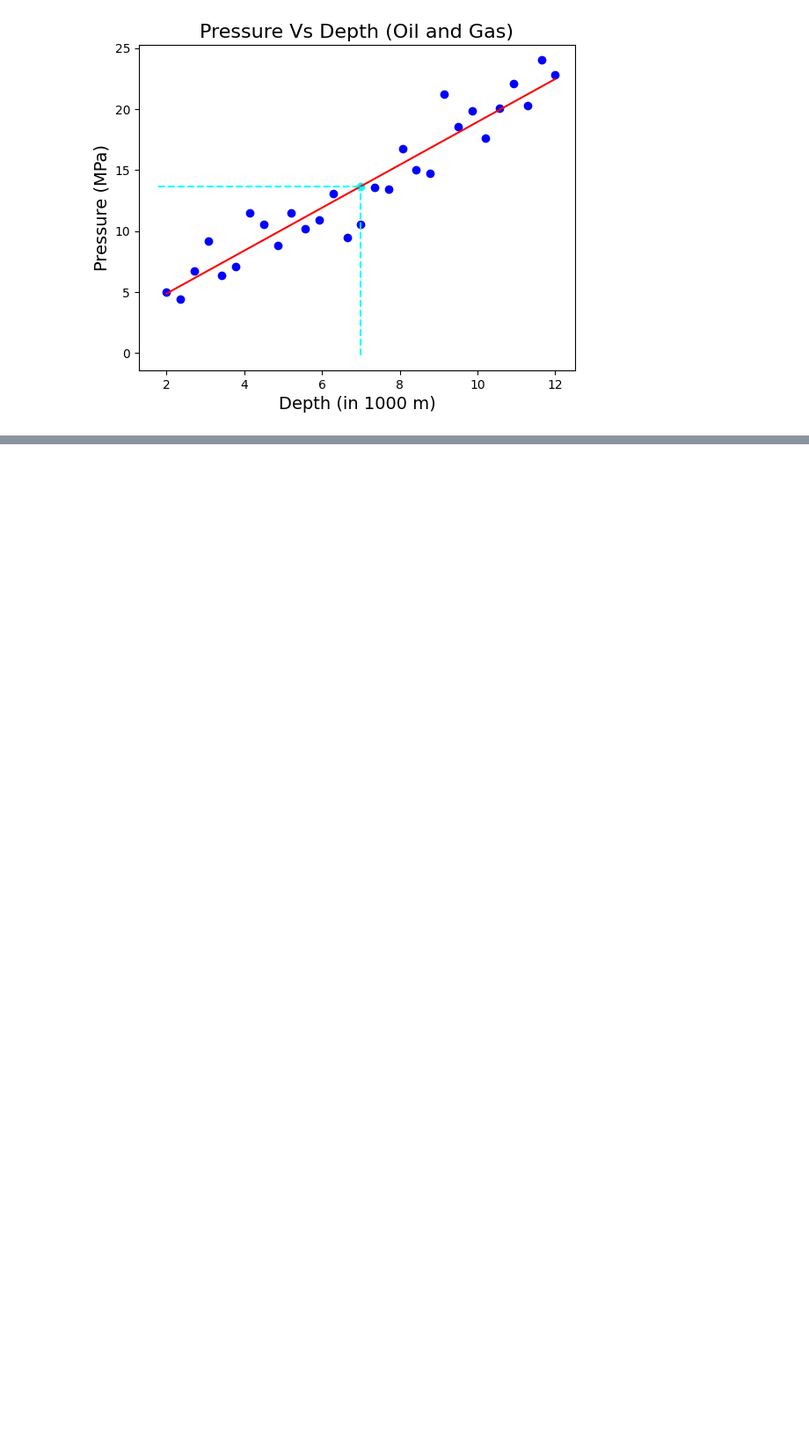
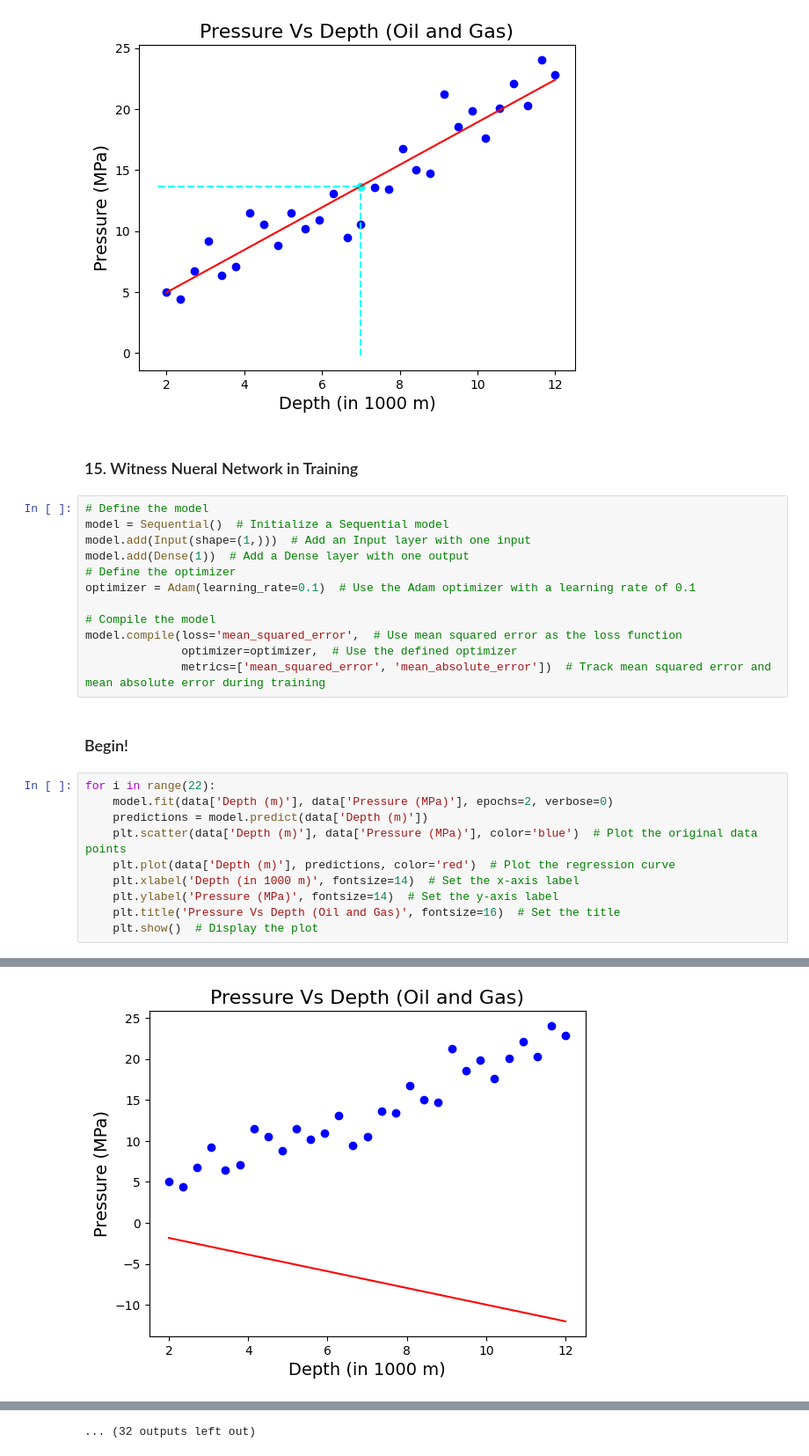
Before and after one commit to gurdeepsv/trainbooks, a Jupyter notebook: 30_NN_Regression.ipynb, the cells around one changed output, grey strips where cells are left out. Shown at 88% size. Cells and saved outputs as stored; diff of their text form; blank space fills up the shorter version.

```diff
--- a/30_NN_Regression.ipynb
+++ b/30_NN_Regression.ipynb
@@ -232,3 +232,30 @@ plt.show()
 # Question for students: What does the cyan point represent in this plot?
 # %% [output]
 [figure]
+# %% [markdown]
+### 15.  Witness Nueral Network in Training
+# %%
+# Define the model
+model = Sequential()  # Initialize a Sequential model
+model.add(Input(shape=(1,)))  # Add an Input layer with one input
+model.add(Dense(1))  # Add a Dense layer with one output
+# Define the optimizer
+optimizer = Adam(learning_rate=0.1)  # Use the Adam optimizer with a learning rate of 0.1
+
+# Compile the model
+model.compile(loss='mean_squared_error',  # Use mean squared error as the loss function
+              optimizer=optimizer,  # Use the defined optimizer
+              metrics=['mean_squared_error', 'mean_absolute_error'])  # Track mean squared error and mean absolute error during training
+# %% [markdown]
+### Begin!
+# %%
+for i in range(22):
+    model.fit(data['Depth (m)'], data['Pressure (MPa)'], epochs=2, verbose=0)
+    predictions = model.predict(data['Depth (m)'])
+    plt.scatter(data['Depth (m)'], data['Pressure (MPa)'], color='blue')  # Plot the original data points
+    plt.plot(data['Depth (m)'], predictions, color='red')  # Plot the regression curve
+    plt.xlabel('Depth (in 1000 m)', fontsize=14)  # Set the x-axis label
+    plt.ylabel('Pressure (MPa)', fontsize=14)  # Set the y-axis label
+    plt.title('Pressure Vs Depth (Oil and Gas)', fontsize=16)  # Set the title
+    plt.show()  # Display the plot
+# %% [output]
@@ -234,0 +263 @@ plt.show()
+[figure, added]
@@ -234,0 +274 @@ plt.show()
+... (32 outputs left out)
```
Also changed, not shown: parts of 8 cells of this notebook, 22 other files.
